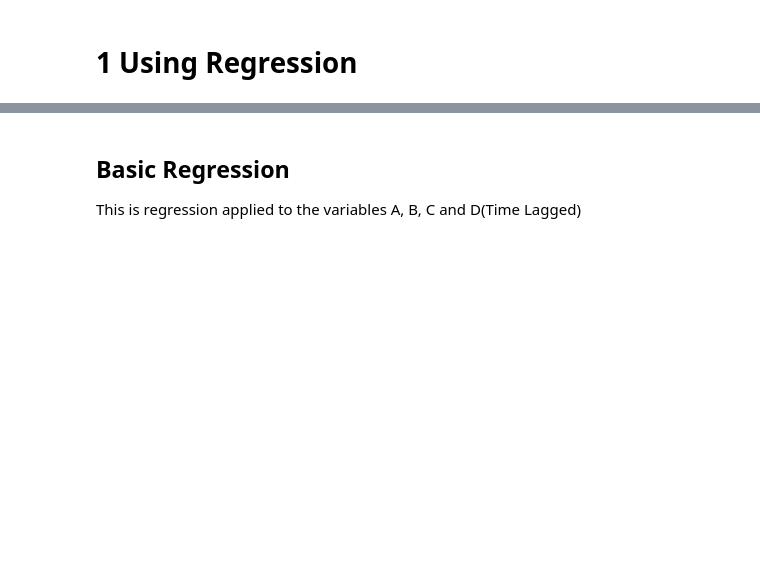
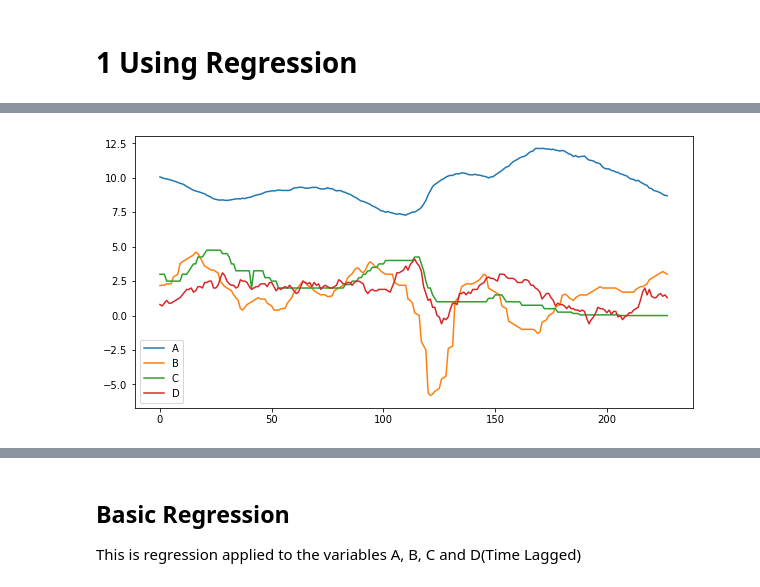
Before and after one commit to SamKimbinyi/int3, a Jupyter notebook: submission.ipynb, the cells around one changed output, grey strips where cells are left out. Cells and saved outputs as stored; diff of their text form; code cells hidden in the pictures; blank space fills up the shorter version.

```diff
--- a/submission.ipynb
+++ b/submission.ipynb
@@ -40,0 +63,7 @@ def plot_model(model, x_test, y_test):
+# %%
+plt.figure(figsize=(10,5))
+plt.plot(df.index, df)
+plt.legend(df.columns)
+plt.show()
+# %% [output]
+[figure, added]
```
Also changed, not shown: parts of 25 cells of this notebook.
